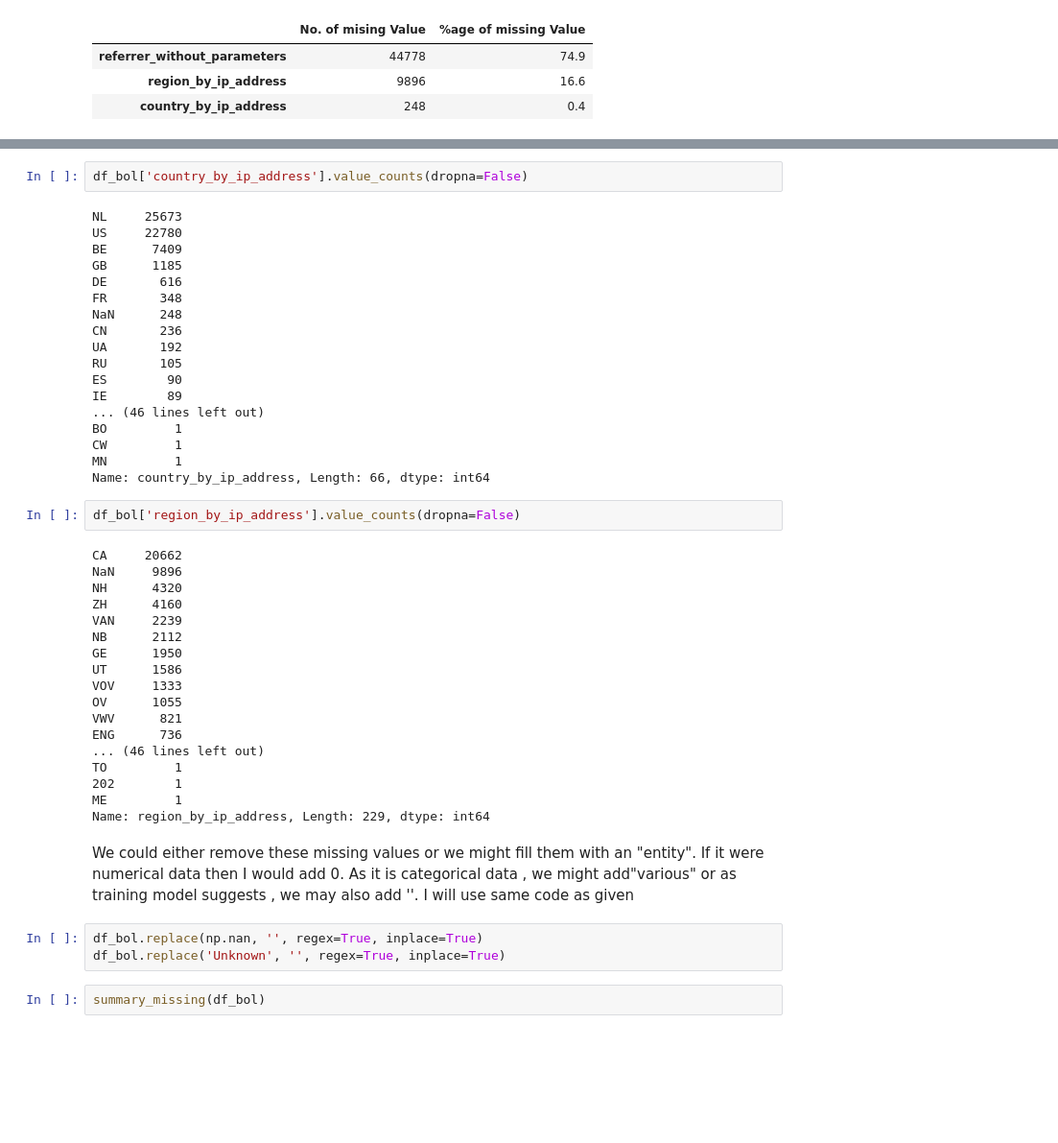
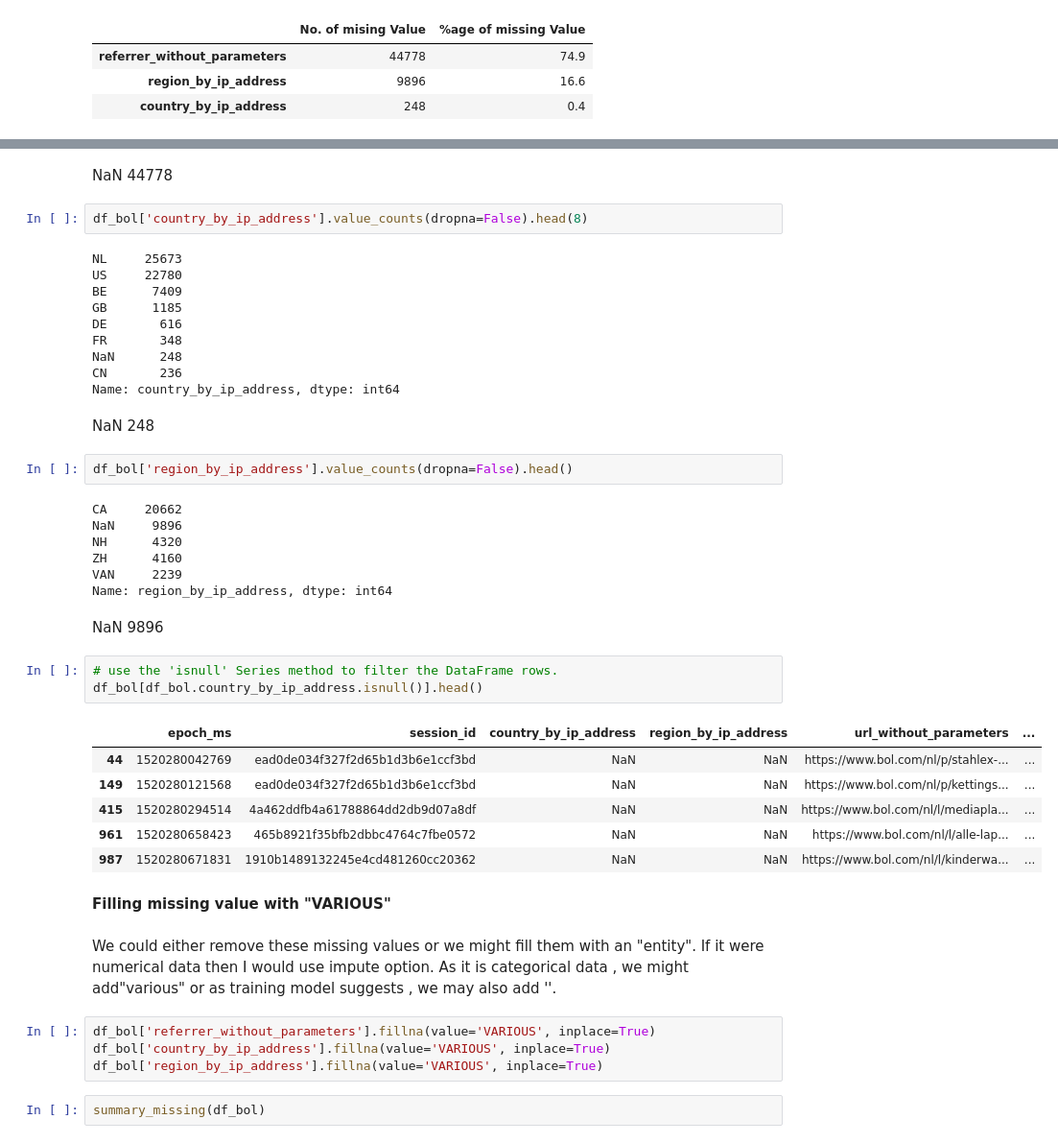
Before and after one commit to HassanSherwani/Bot_or_Not, a Jupyter notebook: EDA.ipynb, the cells around one changed output, grey strips where cells are left out. Shown at 96% size. Cells and saved outputs as stored; diff of their text form; blank space fills up the shorter version.

Commit message:
Exploring_data

```diff
--- a/EDA.ipynb
+++ b/EDA.ipynb
@@ -114,5 +135,7 @@ No. of missing fields:  3
+# %% [markdown]
+NaN                                                                         44778
 # %%
-df_bol['country_by_ip_address'].value_counts(dropna=False)
+df_bol['country_by_ip_address'].value_counts(dropna=False).head(8)
 # %% [output]
 NL     25673
 US     22780
@@ -122,40 +145,38 @@ DE       616
 FR       348
 NaN      248
 CN       236
-UA       192
-RU       105
-ES        90
-IE        89
-... (46 lines left out)
-BO         1
-CW         1
-MN         1
-Name: country_by_ip_address, Length: 66, dtype: int64
+Name: country_by_ip_address, dtype: int64
+# %% [markdown]
+NaN      248
 # %%
-df_bol['region_by_ip_address'].value_counts(dropna=False)
+df_bol['region_by_ip_address'].value_counts(dropna=False).head()
 # %% [output]
 CA     20662
 NaN     9896
 NH      4320
 ZH      4160
 VAN     2239
-NB      2112
-GE      1950
-UT      1586
-VOV     1333
-OV      1055
-VWV      821
-ENG      736
-... (46 lines left out)
-TO         1
-202        1
-ME         1
-Name: region_by_ip_address, Length: 229, dtype: int64
+Name: region_by_ip_address, dtype: int64
+# %% [markdown]
+NaN     9896
+# %%
+# use the 'isnull' Series method to filter the DataFrame rows.
+df_bol[df_bol.country_by_ip_address.isnull()].head()
+# %% [output]
+|  | epoch_ms | session_id | country_by_ip_address | region_by_ip_address | url_without_parameters | ... |
+| 44 | 1520280042769 | ead0de034f327f2d65b1d3b6e1ccf3bd | NaN | NaN | https://www.bol.com/nl/p/stahlex-... | ... |
+| 149 | 1520280121568 | ead0de034f327f2d65b1d3b6e1ccf3bd | NaN | NaN | https://www.bol.com/nl/p/kettings... | ... |
+| 415 | 1520280294514 | 4a462ddfb4a61788864dd2db9d07a8df | NaN | NaN | https://www.bol.com/nl/l/mediapla... | ... |
+| 961 | 1520280658423 | 465b8921f35bfb2dbbc4764c7fbe0572 | NaN | NaN | https://www.bol.com/nl/l/alle-lap... | ... |
+| 987 | 1520280671831 | 1910b1489132245e4cd481260cc20362 | NaN | NaN | https://www.bol.com/nl/l/kinderwa... | ... |
+# %% [markdown]
+**Filling missing value with "VARIOUS"**
 # %% [markdown]
-We could either remove these missing values or we might fill them with an "entity". If it were numerical data then I would add 0. As it is categorical data , we might add"various" or as training model suggests , we may also add ''. I will use same code as given
+We could either remove these missing values or we might fill them with an "entity". If it were numerical data then I would use impute option. As it is categorical data , we might add"various" or as training model suggests , we may also add ''.
-# %%
-df_bol.replace(np.nan, '', regex=True, inplace=True)
-df_bol.replace('Unknown', '', regex=True, inplace=True)
+# %%
+df_bol['referrer_without_parameters'].fillna(value='VARIOUS', inplace=True)
+df_bol['country_by_ip_address'].fillna(value='VARIOUS', inplace=True)
+df_bol['region_by_ip_address'].fillna(value='VARIOUS', inplace=True)
 # %%
 summary_missing(df_bol)
 # %% [output]
```
Also changed, not shown: parts of 14 cells of this notebook.
